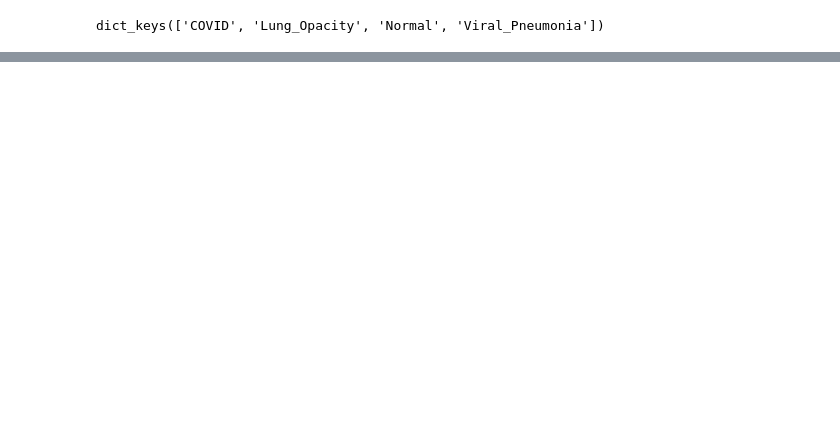
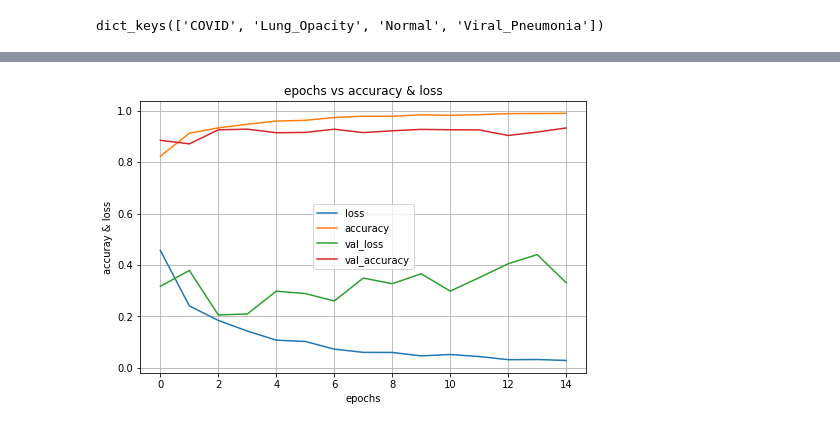
Before and after one commit to rovaldel/TFM-Lung-Disease-Classifier, a Jupyter notebook: ViT/ViT.ipynb, the cells around one changed output, grey strips where cells are left out. Cells and saved outputs as stored; diff of their text form; code cells hidden in the pictures; blank space fills up the shorter version.

```diff
--- a/ViT/ViT.ipynb
+++ b/ViT/ViT.ipynb
@@ -360,0 +480,6 @@ Viral_Pneumonia       0.97      0.94      0.96       267
+# %%
+## RECUPERACIÓN DEL MODELO E HISTÓRICO
+## =============================================================================
+
+model   = load_model(base_dir + 'ViT_b16_model.h5')
+history = np.load(base_dir + 'ViT_b16_history.npy', allow_pickle='TRUE').item()
@@ -360,0 +488,13 @@ Viral_Pneumonia       0.97      0.94      0.96       267
+# %%
+## REPRESENTACIÓN GRÁFICA
+## =============================================================================
+
+pd.DataFrame(history).plot(figsize=(8, 5))
+plt.title('epochs vs accuracy & loss')
+plt.xlabel('epochs')
+plt.ylabel('accuray & loss')
+#plt.ylim(0,1)
+plt.grid(True)
+plt.savefig(base_dir + 'learning_curves_model');
+# %% [output]
+[figure, added]
```
Also changed, not shown: parts of 36 cells of this notebook, 57 other files.
